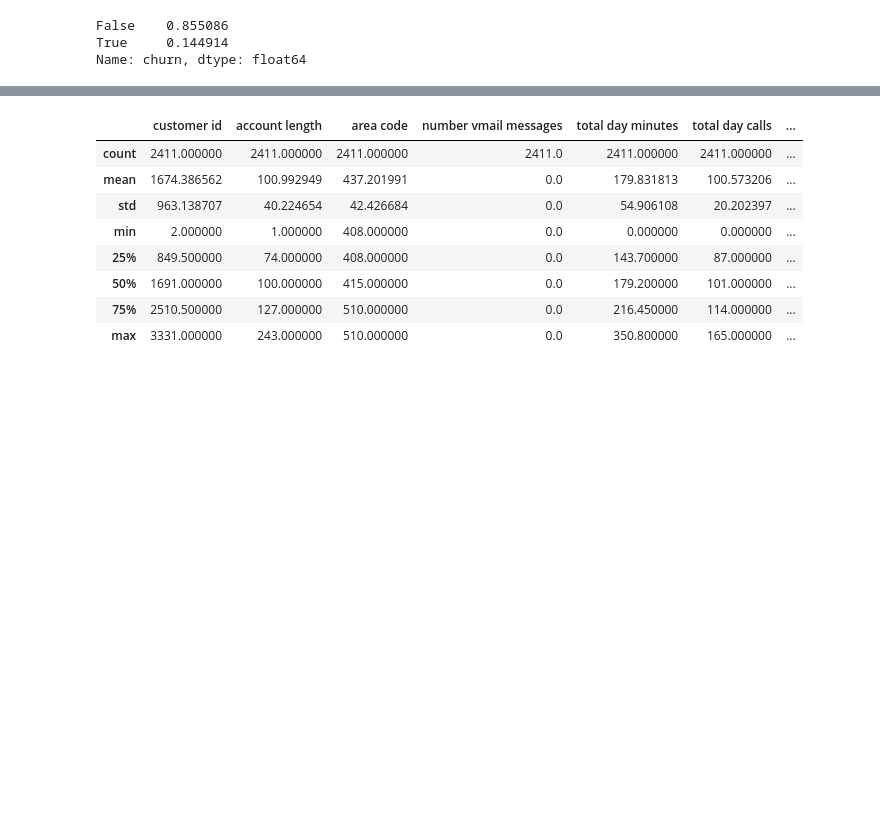
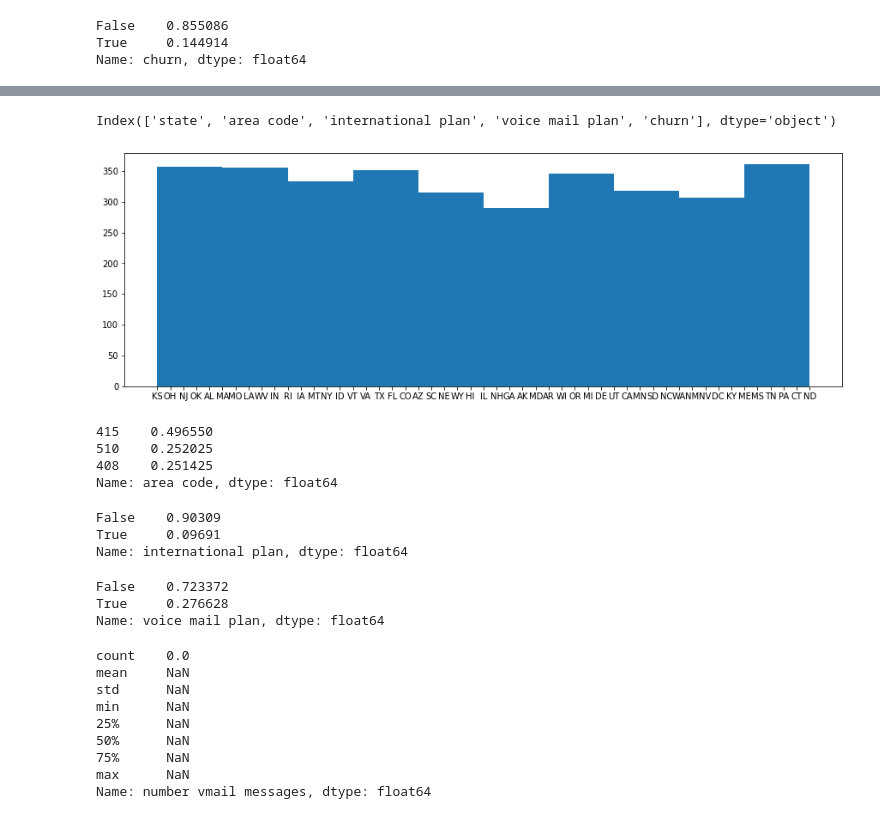
Before and after one commit to zander1268/churn-buster, a Jupyter notebook: EDA_notebook.ipynb, the cells around one changed output, grey strips where cells are left out. Drawn from its saved outputs; the diff is of its cells as text; code cells hidden in the pictures; blank space fills up the shorter version.

```diff
--- a/EDA_notebook.ipynb
+++ b/EDA_notebook.ipynb
@@ -125,5 +144,5 @@ df = df[['customer id','state', 'account length', 'area code', 'phone number',
        'customer service calls', 'churn']]
 # %%
 df_categorical = df[['state', 'area code', 'international plan','voice mail plan']]
-df_categorical
+df_categorical['churn'] = df[['churn']]
 # %% [output]
@@ -216,13 +209,41 @@ Length: 485, dtype: int64
+# %%
+df_categorical.columns
+# %% [output]
+Index(['state', 'area code', 'international plan', 'voice mail plan', 'churn'], dtype='object')
+# %%
+fig, ax=plt.subplots(figsize=(15, 5))
+ax.hist(df_categorical['state']);
+# %% [output]
+[figure, added]
+# %%
+df['area code'].value_counts(normalize=True)
+# %% [output]
+415    0.496550
+510    0.252025
+408    0.251425
+Name: area code, dtype: float64
+# %%
+df['international plan'].value_counts(normalize=True)
+# %% [output]
+False    0.90309
+True     0.09691
+Name: international plan, dtype: float64
+# %%
+df['voice mail plan'].value_counts(normalize=True)
+# %% [output]
+False    0.723372
+True     0.276628
+Name: voice mail plan, dtype: float64
 # %%
 #Users with no voice mail plan are not able to recieve voice mails thus have zero voicemails
-df[df["voice mail plan"] == "no"].describe()
+df[df["voice mail plan"] == "no"]['number vmail messages'].describe()
 # %% [output]
-|  | customer id | account length | area code | number vmail messages | total day minutes | total day calls | ... |
-| count | 2411.000000 | 2411.000000 | 2411.000000 | 2411.0 | 2411.000000 | 2411.000000 | ... |
-| mean | 1674.386562 | 100.992949 | 437.201991 | 0.0 | 179.831813 | 100.573206 | ... |
-| std | 963.138707 | 40.224654 | 42.426684 | 0.0 | 54.906108 | 20.202397 | ... |
-| min | 2.000000 | 1.000000 | 408.000000 | 0.0 | 0.000000 | 0.000000 | ... |
-| 25% | 849.500000 | 74.000000 | 408.000000 | 0.0 | 143.700000 | 87.000000 | ... |
-| 50% | 1691.000000 | 100.000000 | 415.000000 | 0.0 | 179.200000 | 101.000000 | ... |
-| 75% | 2510.500000 | 127.000000 | 510.000000 | 0.0 | 216.450000 | 114.000000 | ... |
-| max | 3331.000000 | 243.000000 | 510.000000 | 0.0 | 350.800000 | 165.000000 | ... |
+count    0.0
+mean     NaN
+std      NaN
+min      NaN
+25%      NaN
+50%      NaN
+75%      NaN
+max      NaN
+Name: number vmail messages, dtype: float64
```
Also changed, not shown: parts of 33 cells of this notebook, 1 other file.
